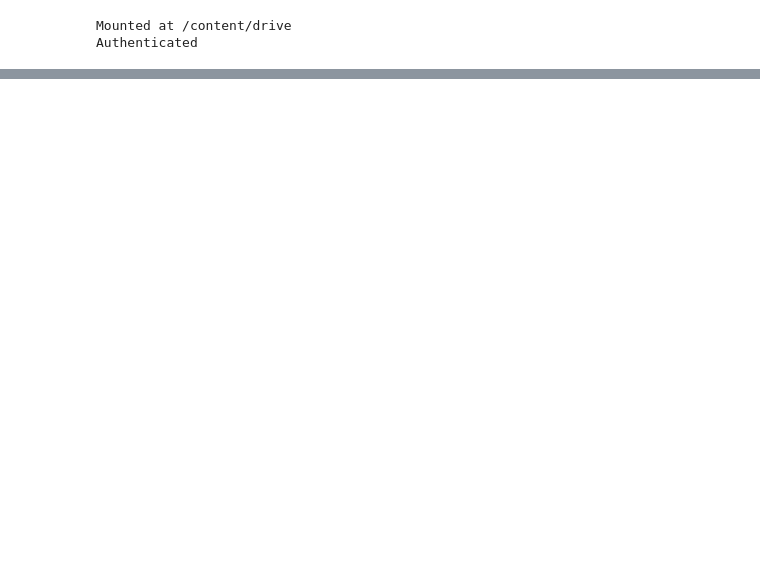
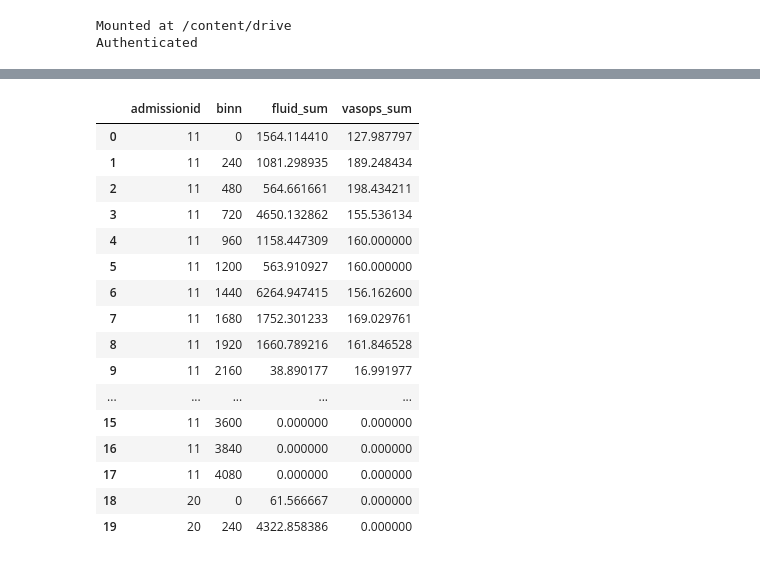
Before and after one commit to Enrico-Call/RL-AKI, a Jupyter notebook: Data Aggregation.ipynb, the cells around one changed output, grey strips where cells are left out. Drawn from its saved outputs; the diff is of its cells as text; code cells hidden in the pictures; blank space fills up the shorter version.

```diff
--- a/Data Aggregation.ipynb
+++ b/Data Aggregation.ipynb
@@ -379,0 +401,20 @@ action = process_actionspace(actionspace)
+# %%
+action.head(20)
+# %% [output]
+|  | admissionid | binn | fluid_sum | vasops_sum |
+| 0 | 11 | 0 | 1564.114410 | 127.987797 |
+| 1 | 11 | 240 | 1081.298935 | 189.248434 |
+| 2 | 11 | 480 | 564.661661 | 198.434211 |
+| 3 | 11 | 720 | 4650.132862 | 155.536134 |
+| 4 | 11 | 960 | 1158.447309 | 160.000000 |
+| 5 | 11 | 1200 | 563.910927 | 160.000000 |
+| 6 | 11 | 1440 | 6264.947415 | 156.162600 |
+| 7 | 11 | 1680 | 1752.301233 | 169.029761 |
+| 8 | 11 | 1920 | 1660.789216 | 161.846528 |
+| 9 | 11 | 2160 | 38.890177 | 16.991977 |
+| ... | ... | ... | ... | ... |
+| 15 | 11 | 3600 | 0.000000 | 0.000000 |
+| 16 | 11 | 3840 | 0.000000 | 0.000000 |
+| 17 | 11 | 4080 | 0.000000 | 0.000000 |
+| 18 | 20 | 0 | 61.566667 | 0.000000 |
+| 19 | 20 | 240 | 4322.858386 | 0.000000 |
```
Also changed, not shown: parts of 1 cell of this notebook.
